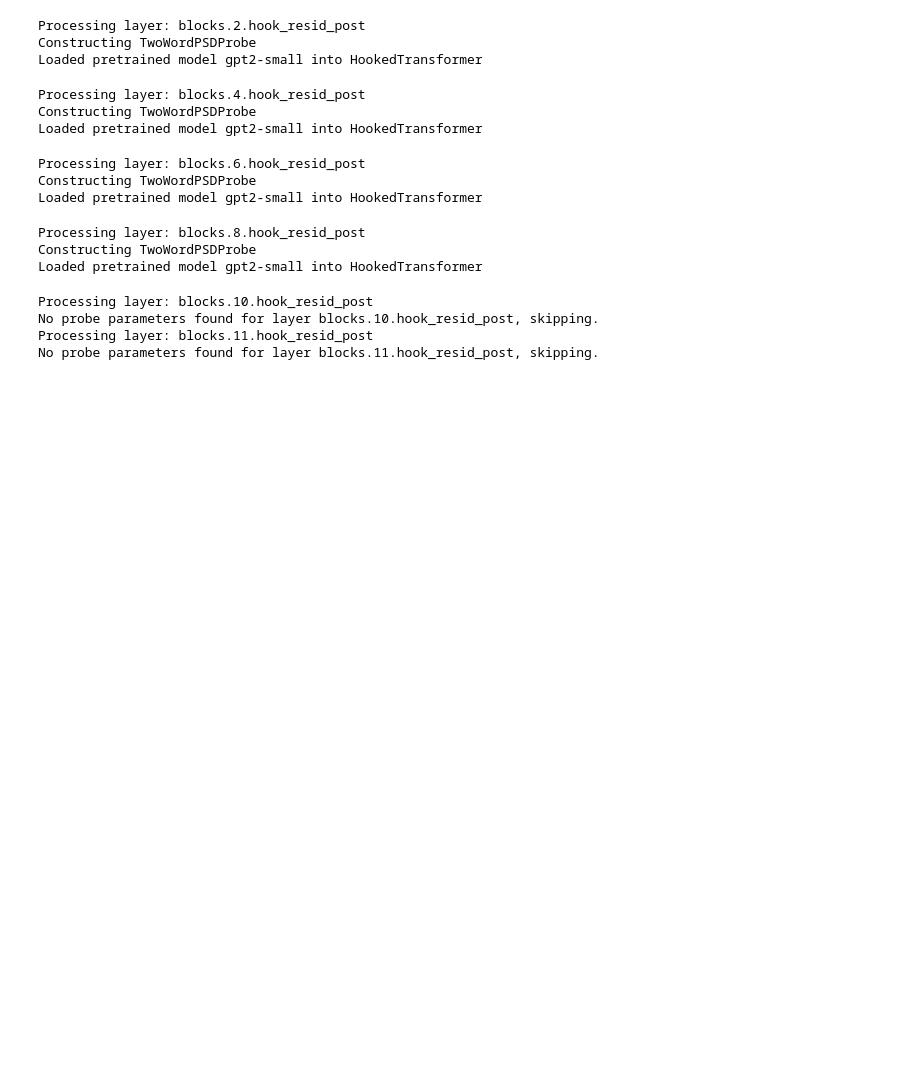
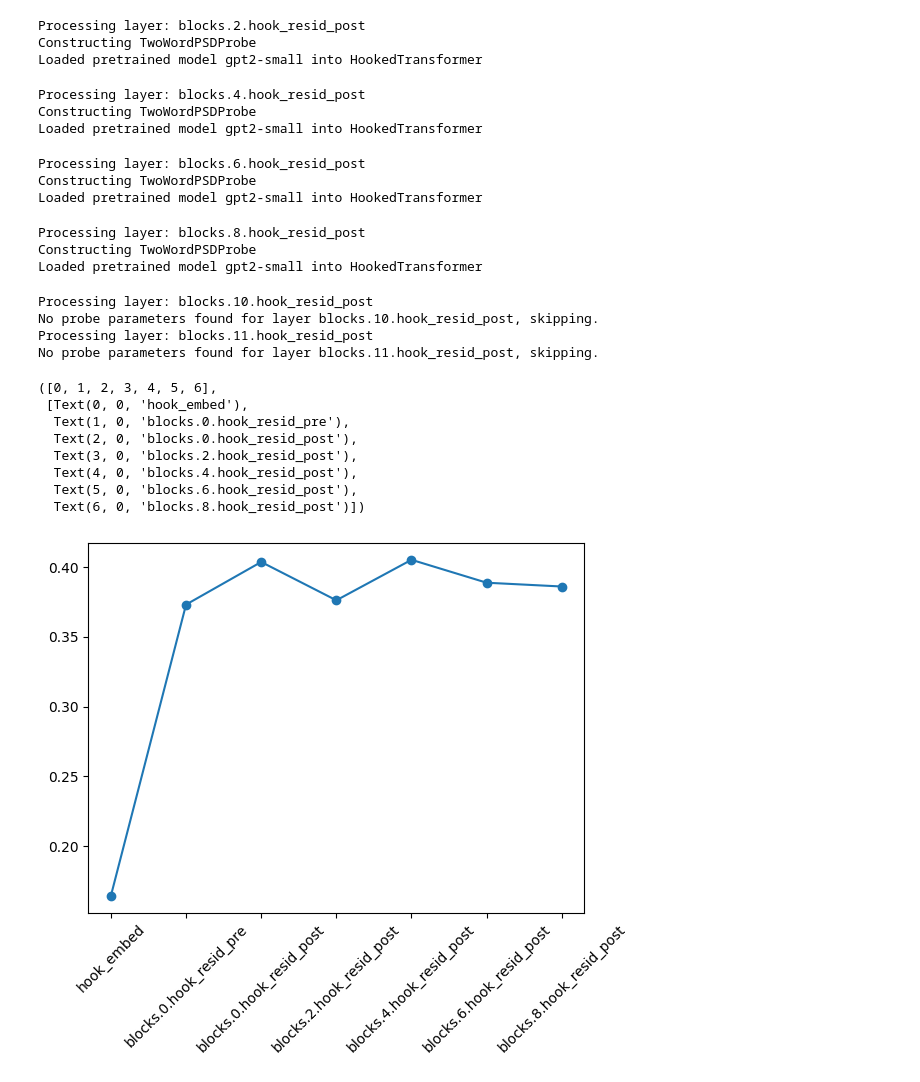
Before and after one commit to onjurgensen/probing_syntax_in_LLMs, a Jupyter notebook: model_comparison.ipynb, the cells around one changed output. Cells and saved outputs as stored; diff of their text form; code cells hidden in the pictures; blank space fills up the shorter version.

```diff
--- a/model_comparison.ipynb
+++ b/model_comparison.ipynb
@@ -563,4 +563,15 @@ No probe parameters found for layer blocks.11.hook_resid_post, skipping.
 # %%
 rhos = [eval_parse_trees_by_sentence(test_sentences=sentences_test, predictions=probes[layer_name], batch_size=100).mean().loc['spearman_rho'] for layer_name in layer_names if layer_name in probes.keys()]
 rhos
 plt.plot(probes.keys(), rhos, marker='o')
+plt.xticks(rotation=45)
+# %% [output]
+([0, 1, 2, 3, 4, 5, 6],
+ [Text(0, 0, 'hook_embed'),
+  Text(1, 0, 'blocks.0.hook_resid_pre'),
+  Text(2, 0, 'blocks.0.hook_resid_post'),
+  Text(3, 0, 'blocks.2.hook_resid_post'),
+  Text(4, 0, 'blocks.4.hook_resid_post'),
+  Text(5, 0, 'blocks.6.hook_resid_post'),
+  Text(6, 0, 'blocks.8.hook_resid_post')])
+[figure, added]
```
Also changed, not shown: 4 other files.
